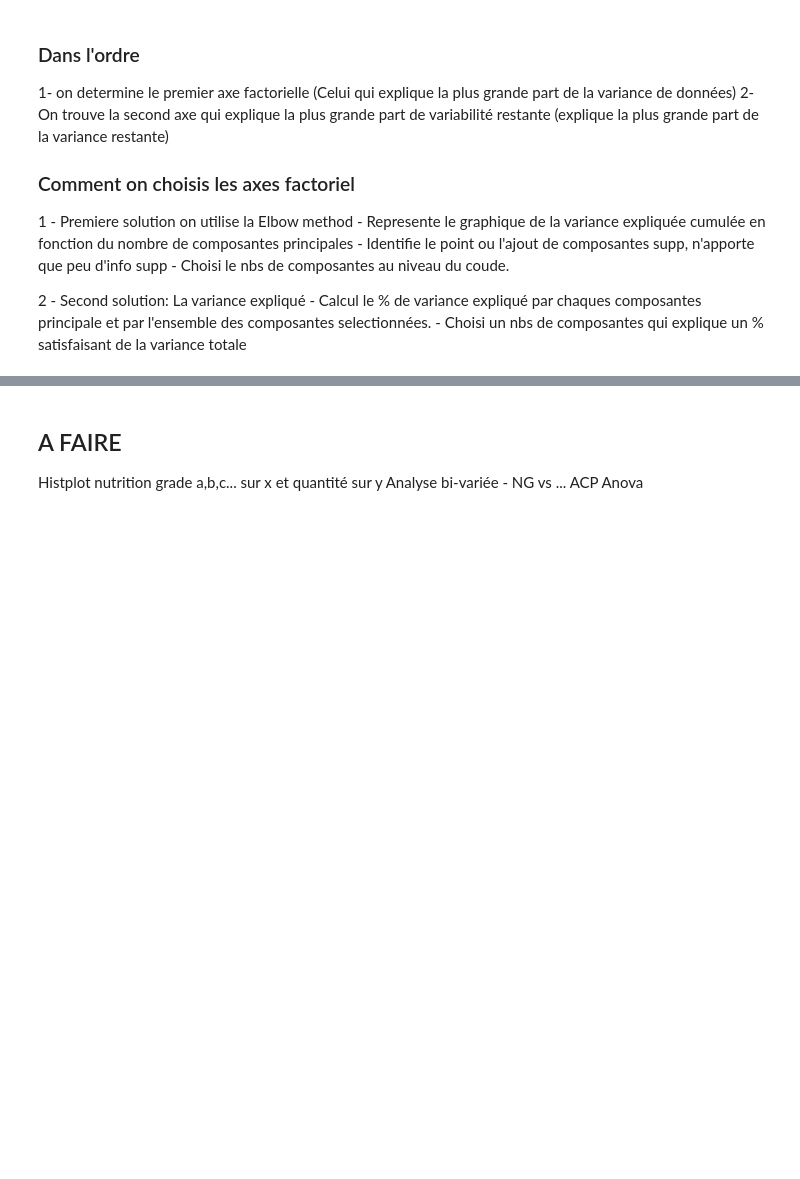
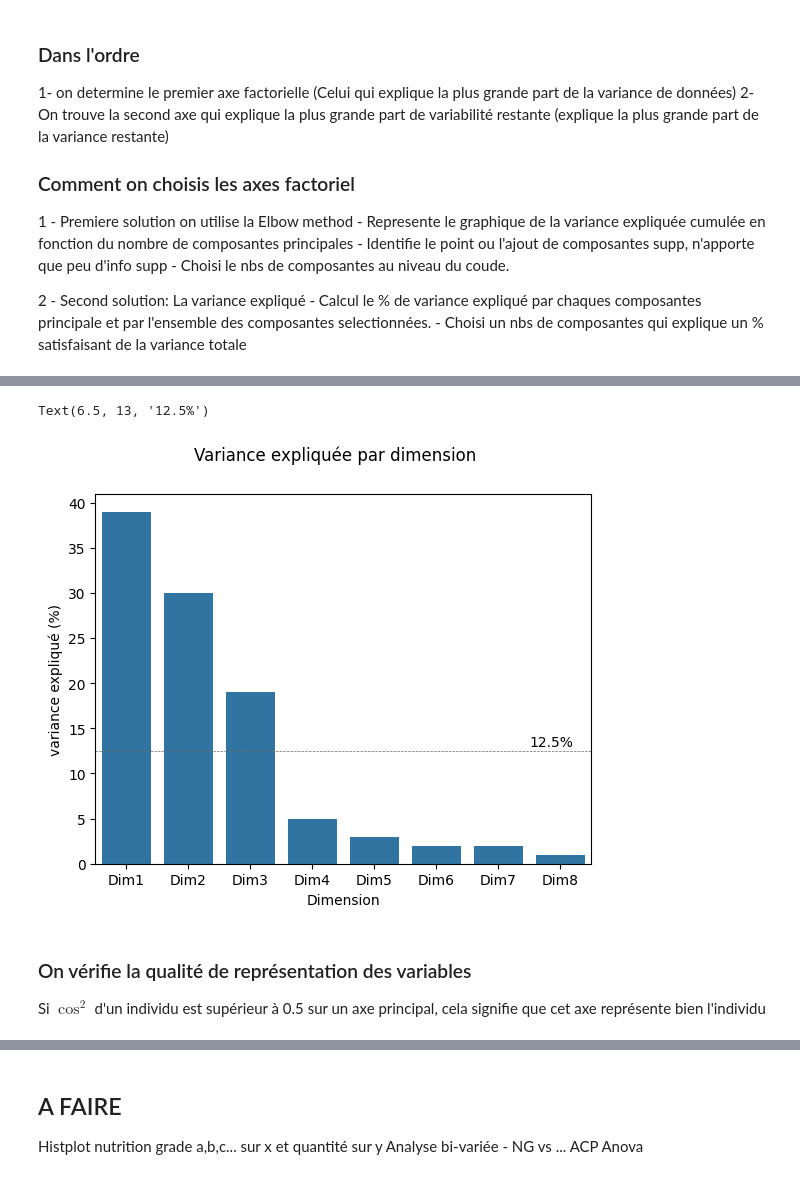
Before and after one commit to Belin27000/P3_publicHealth, a Jupyter notebook: P3_publicHealth_rev1.ipynb, the cells around one changed output, grey strips where cells are left out. Saved outputs shown, nothing was run; the diff lists cells and outputs as text; code cells hidden in the pictures; blank space fills up the shorter version.

```diff
--- a/P3_publicHealth_rev1.ipynb
+++ b/P3_publicHealth_rev1.ipynb
@@ -553,5 +552,5 @@ NameError: name 'df' is not defined
 # %%
 # Séparation des données en variables explicatives (X) et variable qualitative (Y)
 
-x=df.iloc[:,:-1].values
-y=df.iloc[:,-1].values
+x=df[columns_to_keep].select_dtypes(include=[float, int])
+y=df[target].values
@@ -559,0 +575,6 @@ NameError: name 'df' is not defined
+# %%
+# Réduction de dimension
+
+pca =PCA()
+
+x_pca=pca.fit_transform(x)
@@ -559,0 +583,15 @@ NameError: name 'df' is not defined
+# %%
+# Analyse des valeurs propres
+n_components = len(pca.explained_variance_)  # Longueur des valeurs propres
+
+comp = pd.DataFrame(
+    {
+        "Dimension": ["Dim" + str(x + 1) for x in range(n_components)],
+        "Valeur propre" : pca.explained_variance_,
+        "% variance expliquée" : np.round(pca.explained_variance_ratio_ * 100),
+        "%\ cum. var. expliquée" : np.round(np.cumsum(pca.explained_variance_ratio_)*100)
+    },
+    columns= ["Dimension", "Valeur propre", "% variance expliquée","%\ cum. var. expliquée"]
+
+)
+comp
@@ -559,0 +608,15 @@ NameError: name 'df' is not defined
+# %%
+# Scree plot pour choisir le nombre de composantes principales
+g_comp = sns.barplot(x= "Dimension",
+                     y= "% variance expliquée",
+                     data=comp)
+g_comp.set(ylabel = "variance expliqué (%)")
+g_comp.figure.suptitle("Variance expliquée par dimension")
+plt.axhline(y=12.5, linewidth= .5, color ="dimgray", linestyle ="--") # 12.5 = 100 / 8 (nb dimensions)
+plt.text(6.5,13,"12.5%")
+# %% [output]
+Text(6.5, 13, '12.5%')
+[figure, added]
+# %% [markdown]
+### On vérifie la qualité de représentation des variables</br>
+Si $ \cos^2 $ d'un individu est supérieur à 0.5 sur un axe principal, cela signifie que cet axe représente bien l'individu
```
Also changed, not shown: parts of 24 cells of this notebook.
